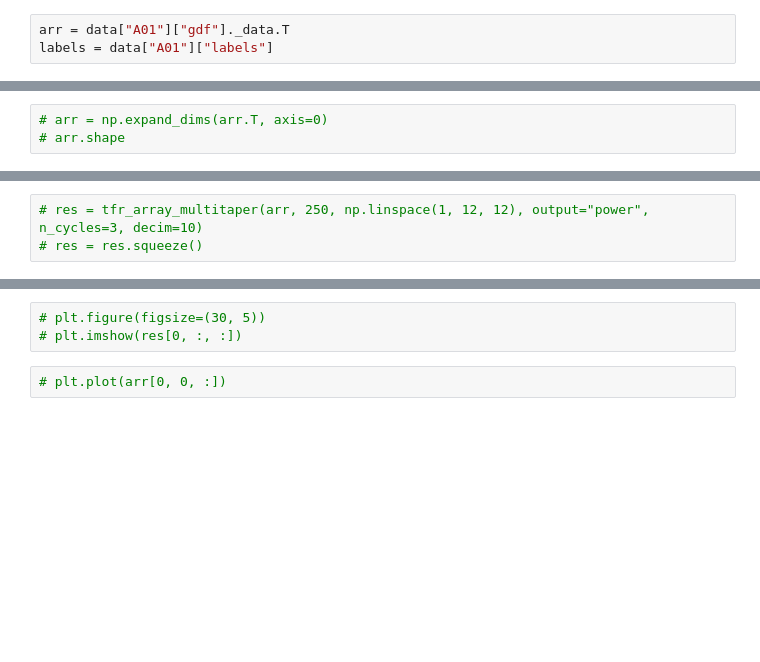
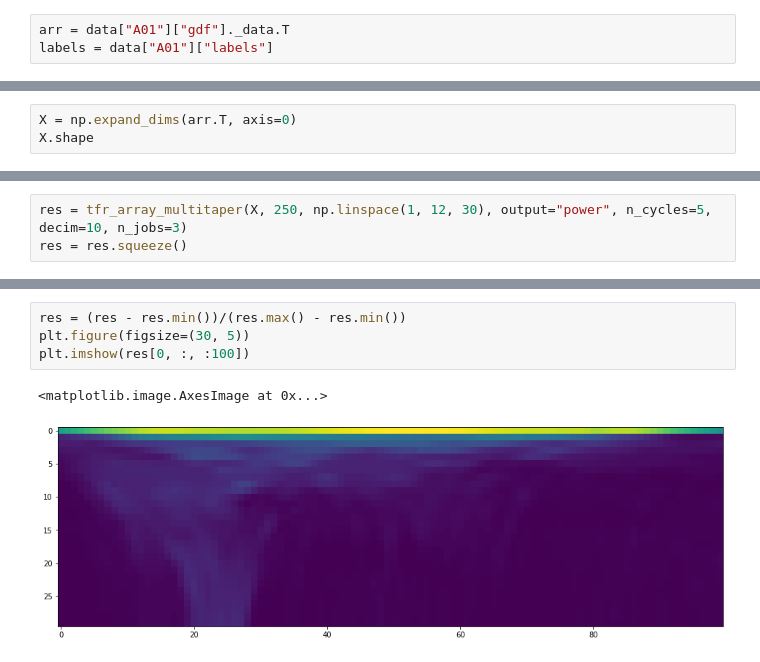
Before and after one commit to Kotzly/BCI_MsC, a Jupyter notebook: notebooks/multitaper.ipynb, the cells around one changed output, grey strips where cells are left out. Cells and saved outputs as stored; diff of their text form; blank space fills up the shorter version.

```diff
--- a/notebooks/multitaper.ipynb
+++ b/notebooks/multitaper.ipynb
@@ -32,3 +32,3 @@ from ica_benchmark.processing.ica import create_gdf_obj
 # %%
-# arr = np.expand_dims(arr.T, axis=0)
-# arr.shape
+X = np.expand_dims(arr.T, axis=0)
+X.shape
@@ -35,3 +37,3 @@ from ica_benchmark.processing.ica import create_gdf_obj
 # %%
-# res = tfr_array_multitaper(arr, 250, np.linspace(1, 12, 12), output="power", n_cycles=3, decim=10)
-# res = res.squeeze()
+res = tfr_array_multitaper(X, 250, np.linspace(1, 12, 30), output="power", n_cycles=5, decim=10, n_jobs=3)
+res = res.squeeze()
@@ -38,5 +44,7 @@ from ica_benchmark.processing.ica import create_gdf_obj
 # %%
-# plt.figure(figsize=(30, 5))
-# plt.imshow(res[0, :, :])
+res = (res - res.min())/(res.max() - res.min())
+plt.figure(figsize=(30, 5))
+plt.imshow(res[0, :, :100])
+# %% [output]
+<matplotlib.image.AxesImage at 0x...>
+[figure, added]
-# %%
-# plt.plot(arr[0, 0, :])
```
Also changed, not shown: parts of 13 cells of this notebook, 3 other files.
